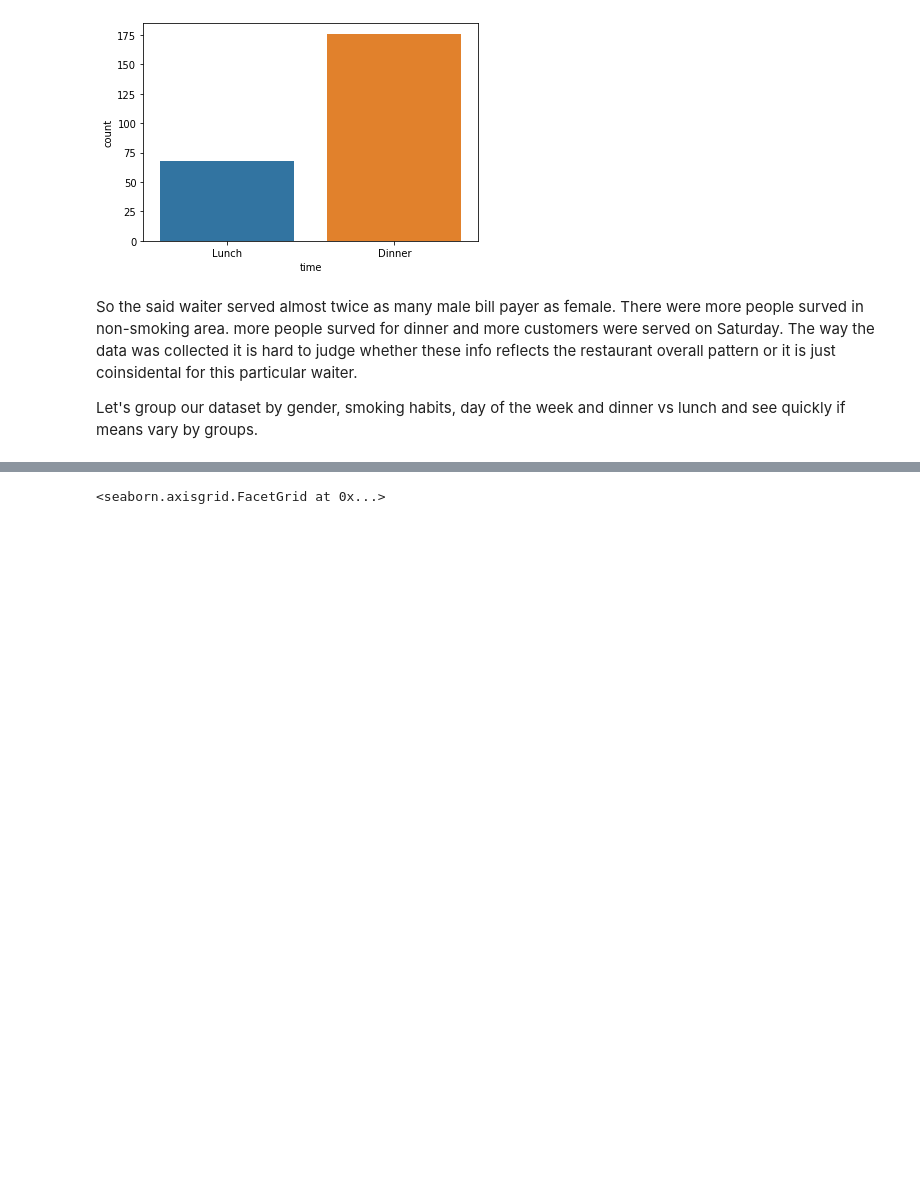
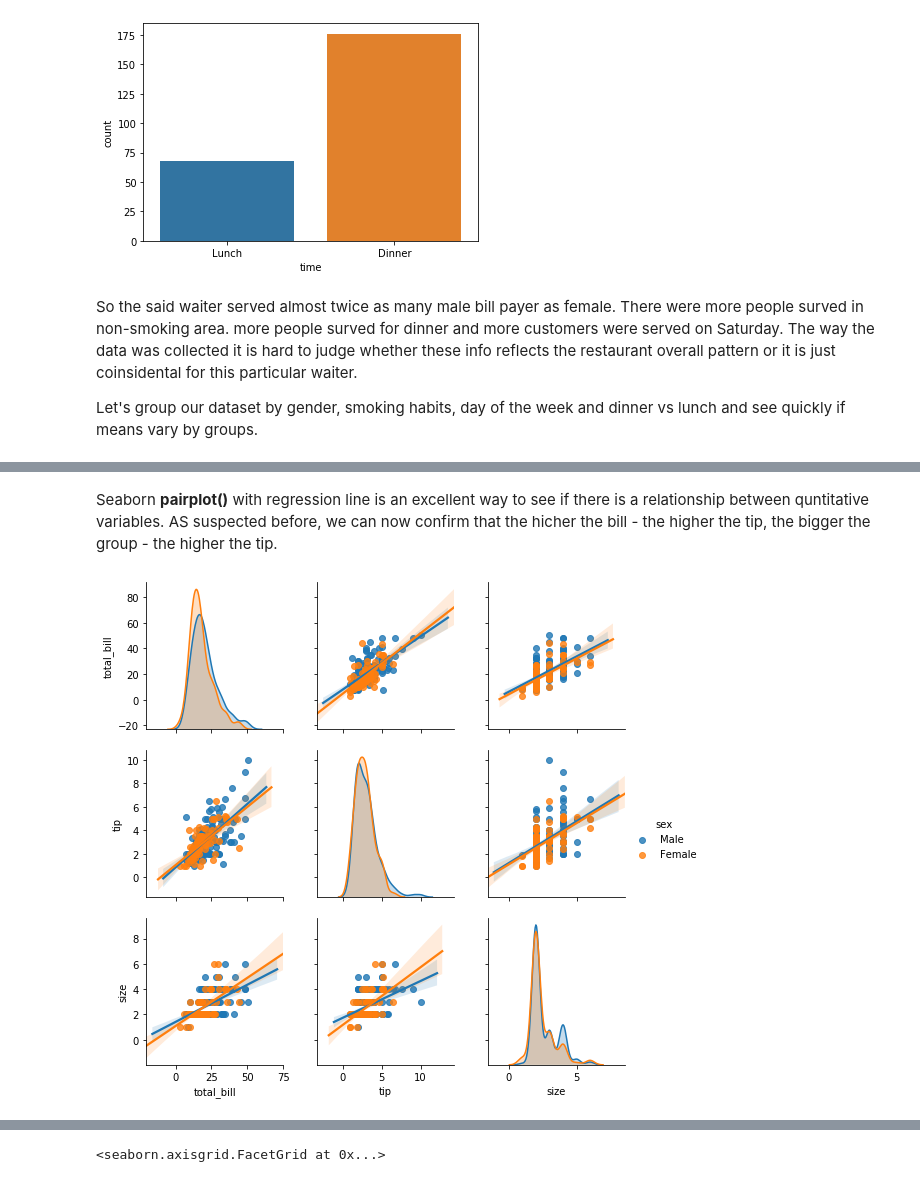
Before and after one commit to Vitalismirnov/-my_fundamentals_of_data_analysis, a Jupyter notebook: Project_VitalijsSmirnovs.ipynb, the cells around one changed output, grey strips where cells are left out. Saved outputs shown, nothing was run; the diff lists cells and outputs as text; code cells hidden in the pictures; blank space fills up the shorter version.

```diff
--- a/Project_VitalijsSmirnovs.ipynb
+++ b/Project_VitalijsSmirnovs.ipynb
@@ -229,0 +199,7 @@ sns.boxplot(x = "day", y = "total_bill", hue = "sex", data = df)
+# %% [markdown]
+Seaborn **pairplot()** with regression line is an excellent way to see if there is a relationship between quntitative variables. AS suspected before, we can now confirm that the hicher the bill - the higher the tip, the bigger the group - the higher the tip.
+# %%
+sns.pairplot(data=df, kind="reg", hue="sex")
+plt.show()
+# %% [output]
+[figure, added]
```
Also changed, not shown: parts of 31 cells of this notebook.
